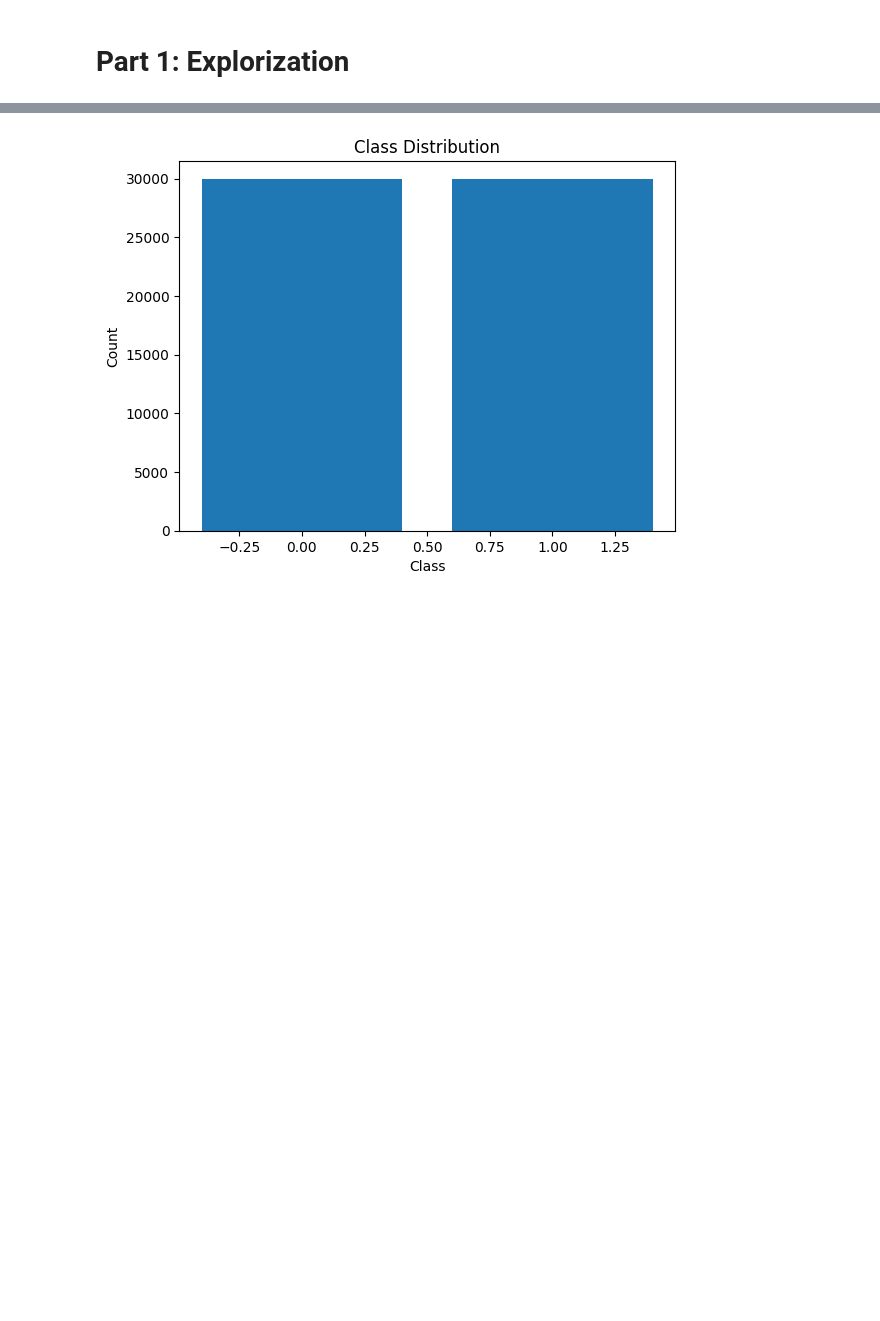
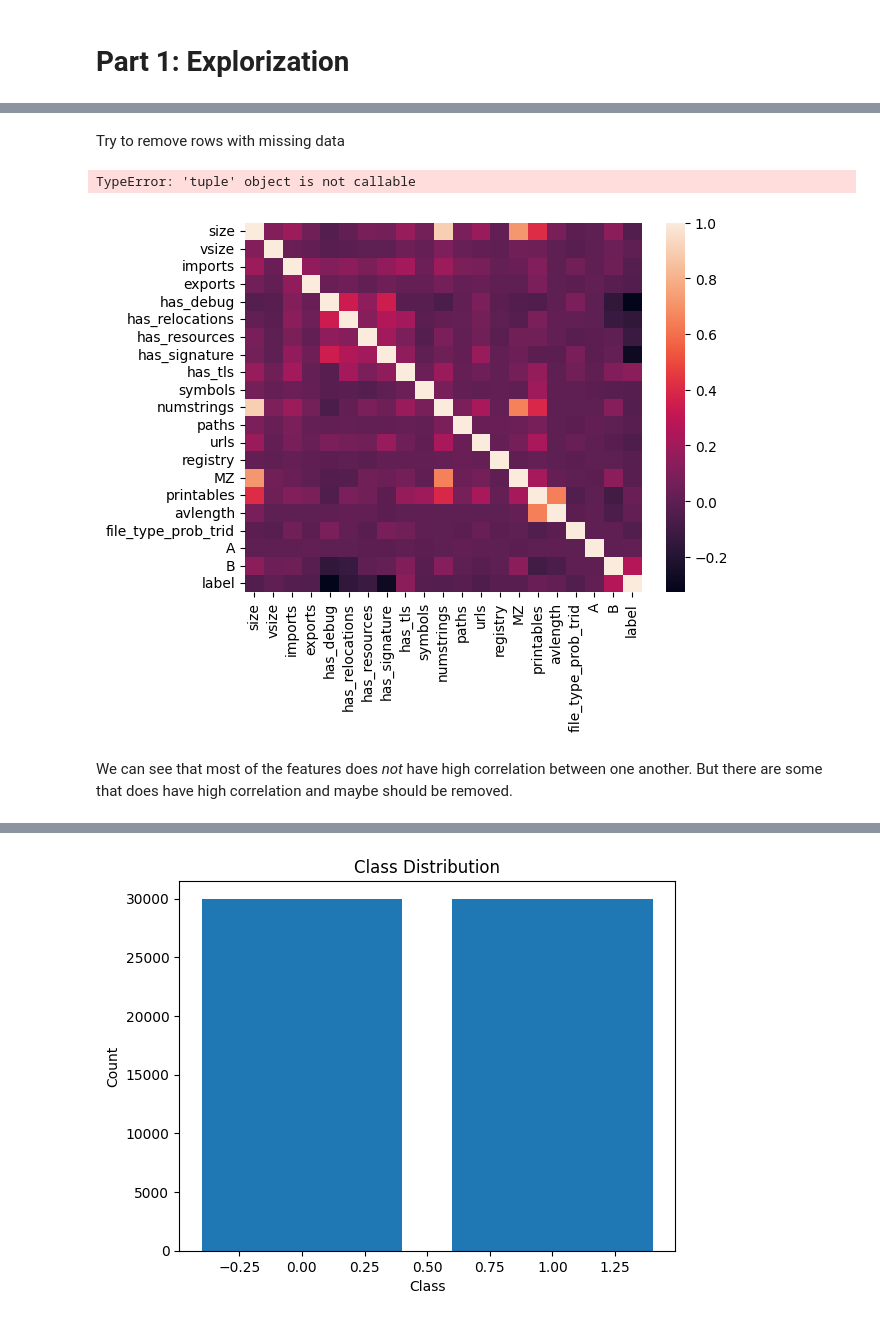
Before and after one commit to asafbiniamini/Final-Project-ML, a Jupyter notebook: Exploration.ipynb, the cells around one changed output, grey strips where cells are left out. Drawn from its saved outputs; the diff is of its cells as text; code cells hidden in the pictures; blank space fills up the shorter version.

```diff
--- a/Exploration.ipynb
+++ b/Exploration.ipynb
@@ -31,0 +113,18 @@ X.shape: (60000, 23), y.shape: (60000,)
+# %% [markdown]
+Try to remove rows with missing data
+# %%
+new_data = data.dropna()
+new_data.shape()
+# %% [output]
+TypeError: 'tuple' object is not callable
+# %%
+# Check the corellation between features:
+corr_matrix = data.corr()
+corr_heatmap = sns.heatmap(corr_matrix,
+        xticklabels=corr_matrix.columns,
+        yticklabels=corr_matrix.columns)
+# %% [output]
+[figure, added]
+# %% [markdown]
+We can see that most of the features does *not* have high correlation between one another.
+But there are some that does have high correlation and maybe should be removed.
```
Also changed, not shown: parts of 11 cells of this notebook.
